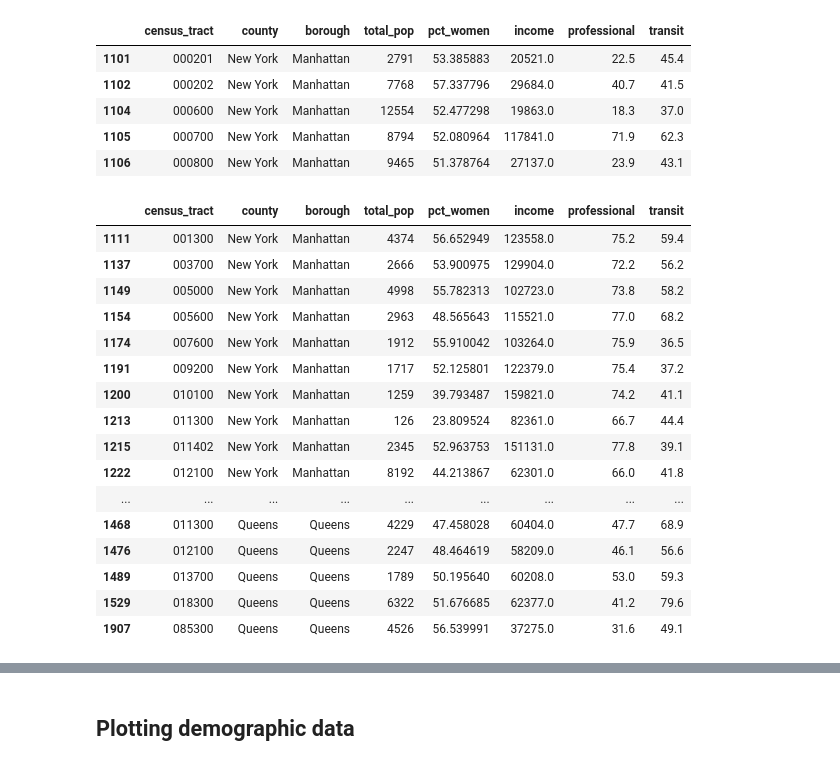
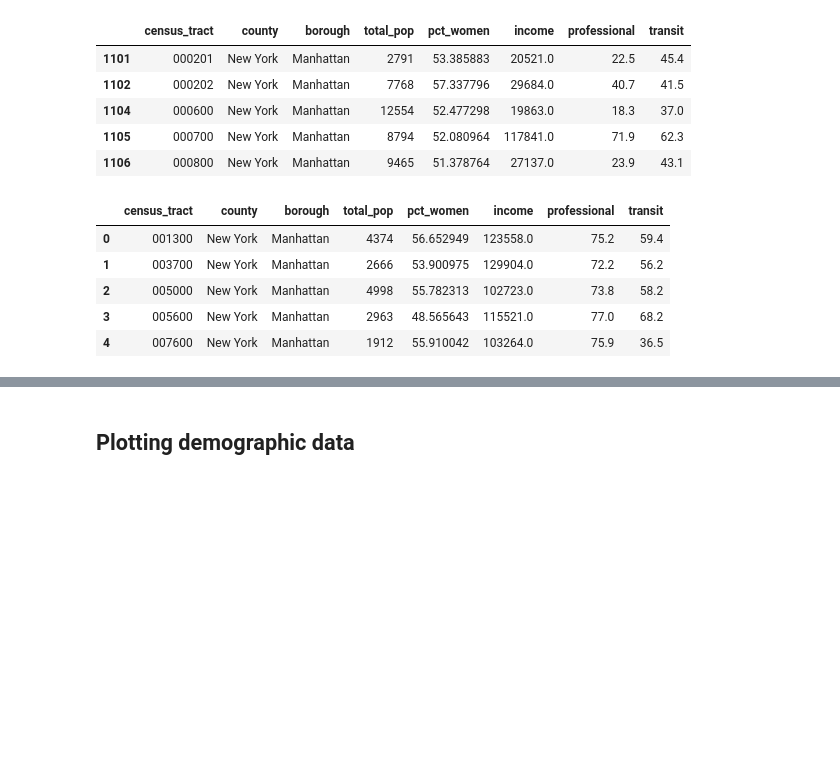
Before and after one commit to gjj425/MTA_EDA_Project, a Jupyter notebook: demographic_data.ipynb, the cells around one changed output, grey strips where cells are left out. Drawn from its saved outputs; the diff is of its cells as text; code cells hidden in the pictures; blank space fills up the shorter version.

```diff
--- a/demographic_data.ipynb
+++ b/demographic_data.ipynb
@@ -442,38 +423,28 @@ See the caveats in the documentation: https://pandas.pydata.org/pandas-docs/stab
 # %%
 # Filter out census tract codes for busiest subway stations
 mask_tract = (tracts_mq['census_tract'] == '010100') |\
 (tracts_mq['census_tract'] == '009200') |\
 (tracts_mq['census_tract'] == '007600') |\
 (tracts_mq['census_tract'] == '005000') |\
 (tracts_mq['census_tract'] == '011300') |\
 (tracts_mq['census_tract'] == '005600') |\
 (tracts_mq['census_tract'] == '012100') |\
 (tracts_mq['census_tract'] == '001300') |\
 (tracts_mq['census_tract'] == '014802') |\
 (tracts_mq['census_tract'] == '021100') |\
 (tracts_mq['census_tract'] == '003700') |\
 (tracts_mq['census_tract'] == '013700') |\
 (tracts_mq['census_tract'] == '011402') |\
 (tracts_mq['census_tract'] == '018300') |\
 (tracts_mq['census_tract'] == '085300')
 
 demo_df = tracts_mq[mask_tract]
-demo_df
+demo_df.reset_index(drop=True, inplace=True)
+demo_df.head()
 # %% [output]
 |  | census_tract | county | borough | total_pop | pct_women | income | professional | transit |
-| 1111 | 001300 | New York | Manhattan | 4374 | 56.652949 | 123558.0 | 75.2 | 59.4 |
-| 1137 | 003700 | New York | Manhattan | 2666 | 53.900975 | 129904.0 | 72.2 | 56.2 |
-| 1149 | 005000 | New York | Manhattan | 4998 | 55.782313 | 102723.0 | 73.8 | 58.2 |
-| 1154 | 005600 | New York | Manhattan | 2963 | 48.565643 | 115521.0 | 77.0 | 68.2 |
-| 1174 | 007600 | New York | Manhattan | 1912 | 55.910042 | 103264.0 | 75.9 | 36.5 |
-| 1191 | 009200 | New York | Manhattan | 1717 | 52.125801 | 122379.0 | 75.4 | 37.2 |
-| 1200 | 010100 | New York | Manhattan | 1259 | 39.793487 | 159821.0 | 74.2 | 41.1 |
-| 1213 | 011300 | New York | Manhattan | 126 | 23.809524 | 82361.0 | 66.7 | 44.4 |
-| 1215 | 011402 | New York | Manhattan | 2345 | 52.963753 | 151131.0 | 77.8 | 39.1 |
-| 1222 | 012100 | New York | Manhattan | 8192 | 44.213867 | 62301.0 | 66.0 | 41.8 |
-| ... | ... | ... | ... | ... | ... | ... | ... | ... |
-| 1468 | 011300 | Queens | Queens | 4229 | 47.458028 | 60404.0 | 47.7 | 68.9 |
-| 1476 | 012100 | Queens | Queens | 2247 | 48.464619 | 58209.0 | 46.1 | 56.6 |
-| 1489 | 013700 | Queens | Queens | 1789 | 50.195640 | 60208.0 | 53.0 | 59.3 |
-| 1529 | 018300 | Queens | Queens | 6322 | 51.676685 | 62377.0 | 41.2 | 79.6 |
-| 1907 | 085300 | Queens | Queens | 4526 | 56.539991 | 37275.0 | 31.6 | 49.1 |
+| 0 | 001300 | New York | Manhattan | 4374 | 56.652949 | 123558.0 | 75.2 | 59.4 |
+| 1 | 003700 | New York | Manhattan | 2666 | 53.900975 | 129904.0 | 72.2 | 56.2 |
+| 2 | 005000 | New York | Manhattan | 4998 | 55.782313 | 102723.0 | 73.8 | 58.2 |
+| 3 | 005600 | New York | Manhattan | 2963 | 48.565643 | 115521.0 | 77.0 | 68.2 |
+| 4 | 007600 | New York | Manhattan | 1912 | 55.910042 | 103264.0 | 75.9 | 36.5 |
```
Also changed, not shown: parts of 22 cells of this notebook.
